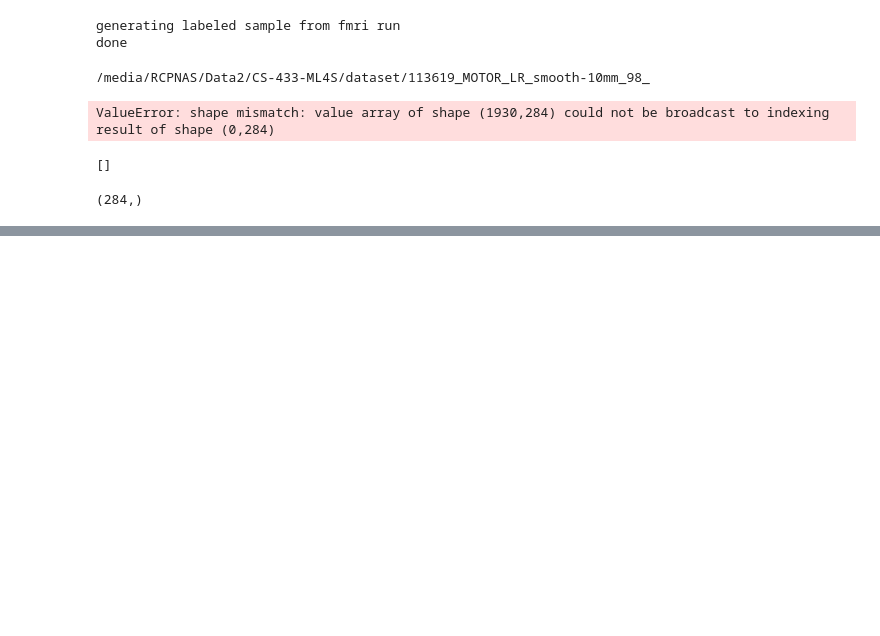
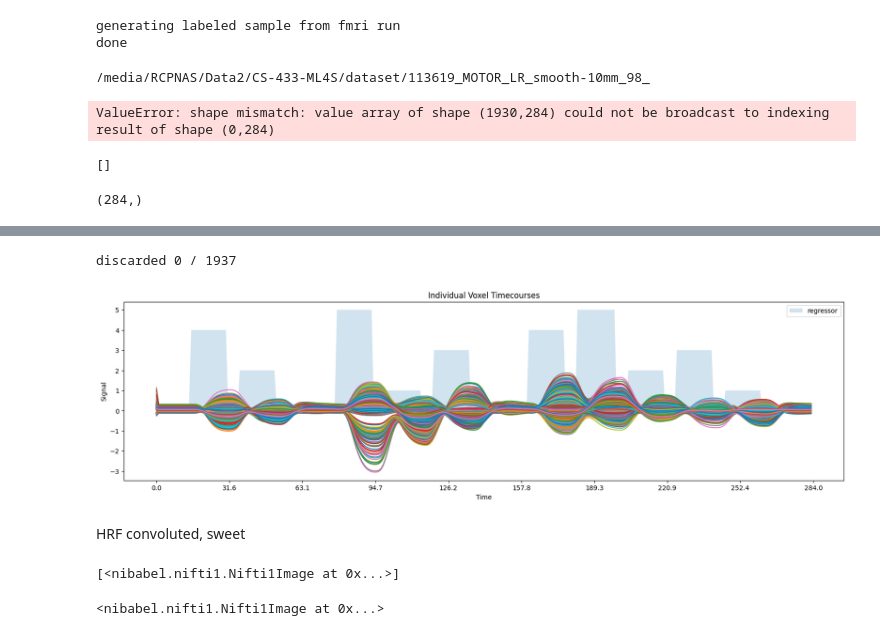
Before and after one commit to fedemengo/CS-433-ML4S, a Jupyter notebook: preprocessing_pipeline.ipynb, the cells around one changed output, grey strips where cells are left out. Drawn from its saved outputs; the diff is of its cells as text; code cells hidden in the pictures; blank space fills up the shorter version.

```diff
--- a/preprocessing_pipeline.ipynb
+++ b/preprocessing_pipeline.ipynb
@@ -60,6 +60,7 @@ def voxel_activation_glm(mask_img, TR, fmri_vols, events):
         standardize=False,
         hrf_model='spm',
         drift_model=None, # not necessary, nuisance covariates have already been removed
+        minimize_memory=False,
     )
 
     print(f"fitting GLM for task {task}")
@@ -252,0 +327,14 @@ x.shape
+# %%
+predicted = activity_glm.predicted[0]
+predicted_data = predicted.get_fdata()
+
+plot_voxel_timecourse(predicted_data[active_mask_data > 0], flat_regressors)
+# %% [output]
+discarded 0 / 1937
+[figure, added]
+# %% [markdown]
+HRF convoluted, sweet
+# %%
+activity_glm.predicted
+# %% [output]
+[<nibabel.nifti1.Nifti1Image at 0x...>]
@@ -252,0 +343,4 @@ x.shape
+# %%
+beta_maps
+# %% [output]
+<nibabel.nifti1.Nifti1Image at 0x...>
```
Also changed, not shown: parts of 13 cells of this notebook.
